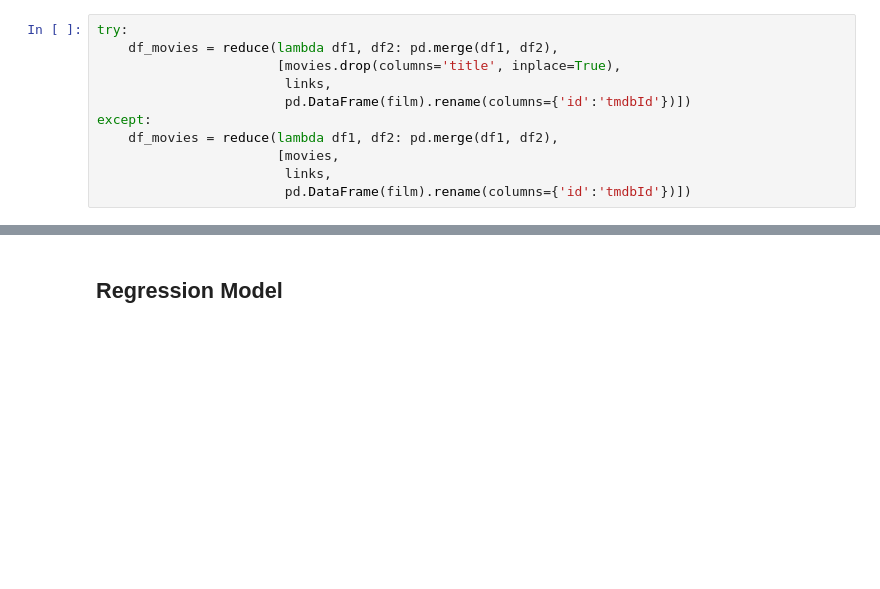
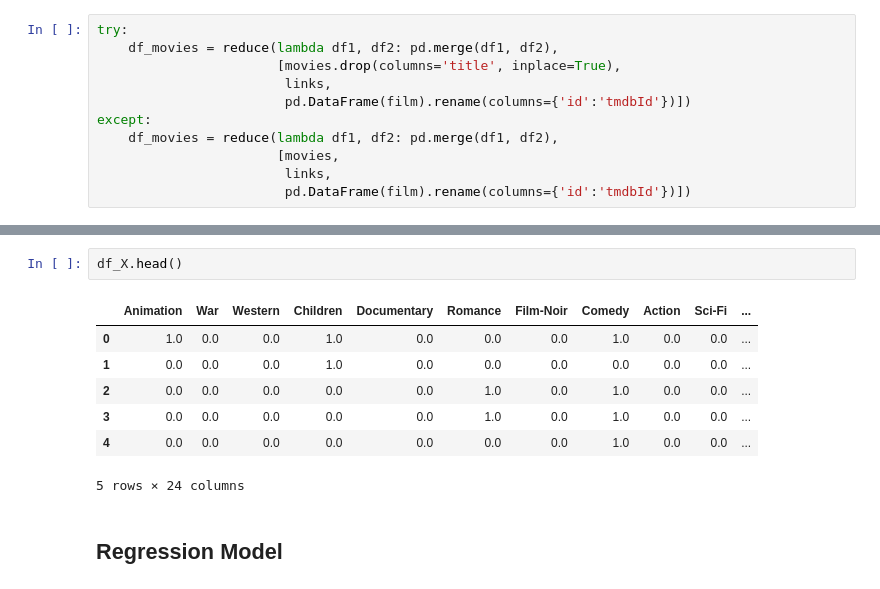
Before and after one commit to ATidiane/IMDb-Data-Analysis, a Jupyter notebook: consignes-Copy2.ipynb, the cells around one changed output, grey strips where cells are left out. Cells and saved outputs as stored; diff of their text form; blank space fills up the shorter version.

```diff
--- a/consignes-Copy2.ipynb
+++ b/consignes-Copy2.ipynb
@@ -377,3 +423,13 @@ regressor_set = createLabeledSet(X, y)
+# %%
+df_X.head()
+# %% [output]
+|  | Animation | War | Western | Children | Documentary | Romance | Film-Noir | Comedy | Action | Sci-Fi | ... |
+| 0 | 1.0 | 0.0 | 0.0 | 1.0 | 0.0 | 0.0 | 0.0 | 1.0 | 0.0 | 0.0 | ... |
+| 1 | 0.0 | 0.0 | 0.0 | 1.0 | 0.0 | 0.0 | 0.0 | 0.0 | 0.0 | 0.0 | ... |
+| 2 | 0.0 | 0.0 | 0.0 | 0.0 | 0.0 | 1.0 | 0.0 | 1.0 | 0.0 | 0.0 | ... |
+| 3 | 0.0 | 0.0 | 0.0 | 0.0 | 0.0 | 1.0 | 0.0 | 1.0 | 0.0 | 0.0 | ... |
+| 4 | 0.0 | 0.0 | 0.0 | 0.0 | 0.0 | 0.0 | 0.0 | 1.0 | 0.0 | 0.0 | ... |
+5 rows × 24 columns
 # %% [markdown]
 ## Regression Model
 # %%
```
Also changed, not shown: parts of 15 cells of this notebook, 1 other file.
